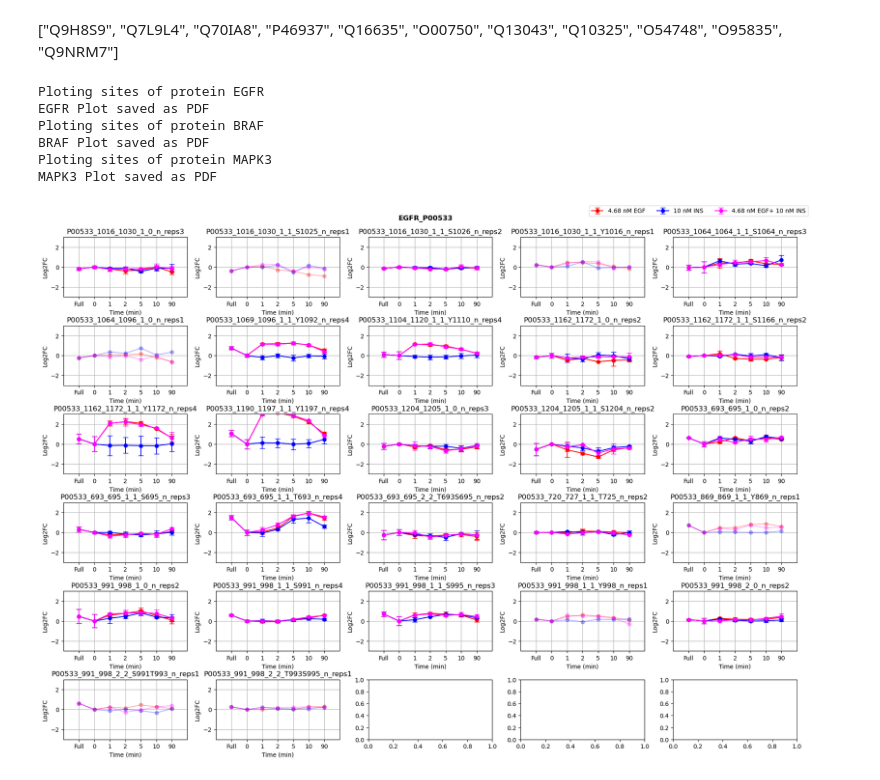
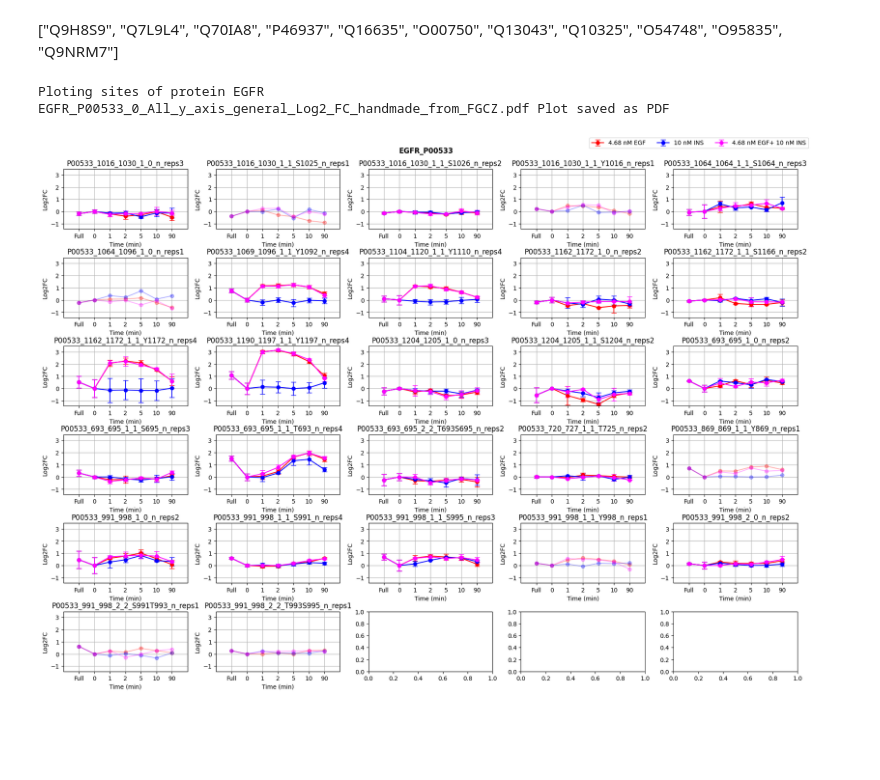
Before and after one commit to IgnacioNavas/TMT_Data_analysis, a Jupyter notebook: Plotting_data.ipynb, the cells around one changed output. Drawn from its saved outputs; the diff is of its cells as text; code cells hidden in the pictures; blank space fills up the shorter version.

```diff
--- a/Plotting_data.ipynb
+++ b/Plotting_data.ipynb
@@ -36,28 +394,25 @@ data_frame
 # %%
 warnings.filterwarnings('ignore')
 
-plot_protein_phosphosites_together(df= data_frame, proteins= ["EGFR", "BRAF", "MAPK3"],
+plot_protein_phosphosites_together(df= data_frame, proteins= ["EGFR"], #A0FGR8
                                    legend = ['4.68 nM EGF', '10 nM INS', '4.68 nM EGF+ 10 nM INS'],
                                    path= path,
                                    saving_path = "Results/Interesting_proteins",
                                    saving_info = "_Log2_FC_handmade_from_FGCZ", save_pdf = True,
-                                   save_png = False, plot_close = False, fit_y_lims = [-3,3])
-
-# plot_protein_phosphosites_individually(df= data_frame, proteins= ["Q70IA8"],
+                                   save_png = False, plot_close = False, fit_y_lims = False)
+#
+# plot_protein_phosphosites_individually(df= data_frame, proteins= ["MAPK1"],
 #                                        legend = ['4.68 nM EGF', '10 nM INS', '4.68 nM EGF+ 10 nM INS'],
-#                                        path= "Experiment/1_hTERT_HME1/Data/Processed/full_starve_continuous_FC_nrep_SD.xlsx", saving_path = "Results/Interesting_proteins",
-#                                        saving_info = "", save_pdf = False,
+#                                        path= path,
+#                                        saving_path = "Results/Interesting_proteins",
+#                                        saving_info = "_Log2_FC_handmade_from_FGCZ", save_pdf = False,
 #                                        save_png = False, plot_close = False, fit_y_lims = True)
-
+#
 # plot_dataset_phosphosites_together(df=data_frame , legend = ['4.68 nM EGF', '10 nM INS', '4.68 nM EGF+ 10 nM INS'],
 #                                    path= "Experiment/1_hTERT_HME1/Data/Processed/full_starve_continuous_FC_nrep_SD.xlsx", saving_path = "Results/Sub_datasets",
 #                                    dataset_folder = "Testing", dataset_name = "Testing",
 #                                    saving_info = "", save_pdf = False, save_png = False, plot_close = True, fit_y_lims = False)
 # %% [output]
 Ploting sites of protein EGFR
-EGFR Plot saved as PDF
-Ploting sites of protein BRAF
-BRAF Plot saved as PDF
-Ploting sites of protein MAPK3
-MAPK3 Plot saved as PDF
+EGFR_P00533_0_All_y_axis_general_Log2_FC_handmade_from_FGCZ.pdf Plot saved as PDF
-[figure, old version]
+[figure, new version]
```
Also changed, not shown: parts of 9 cells of this notebook, 4 other files.
